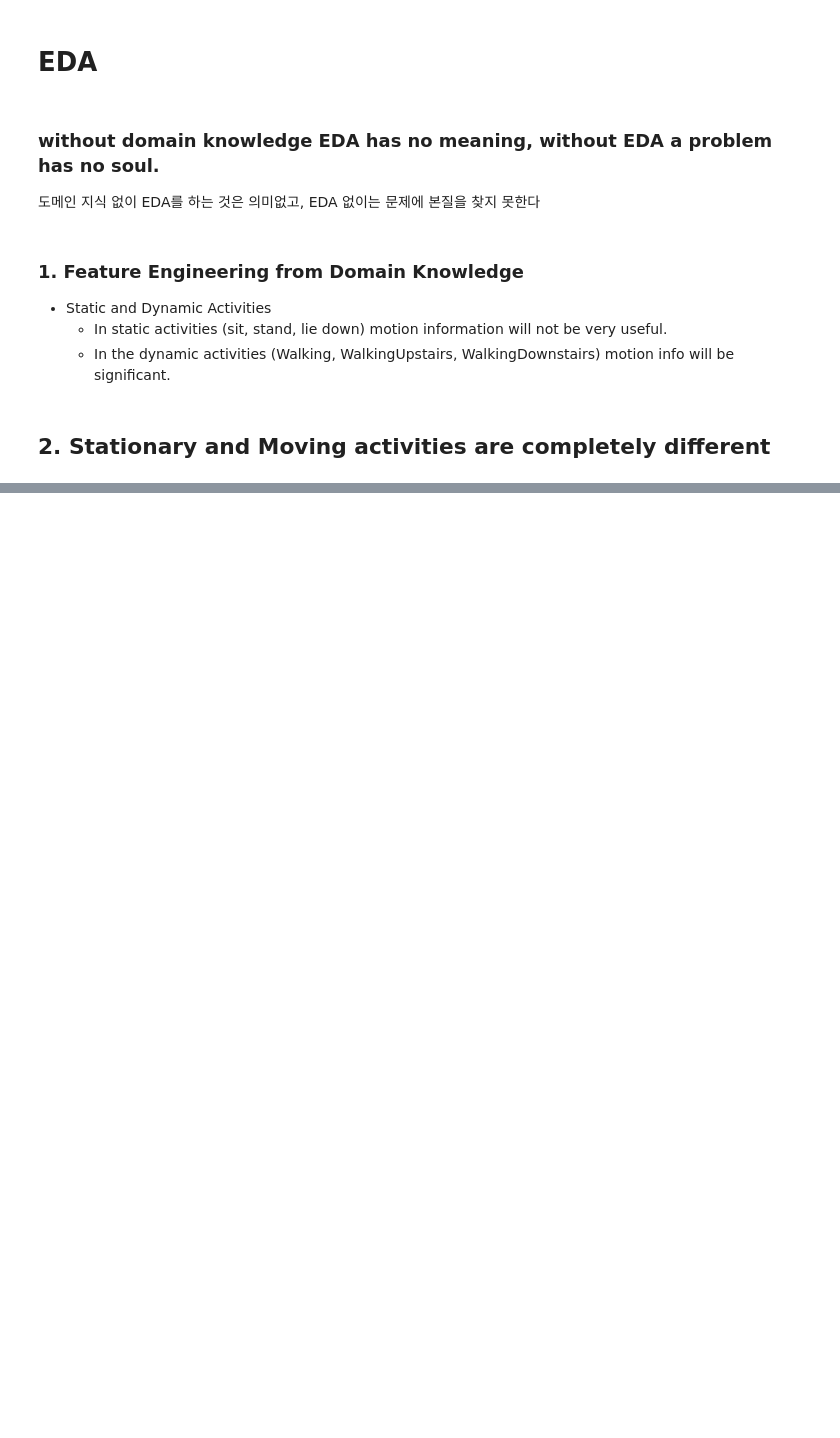
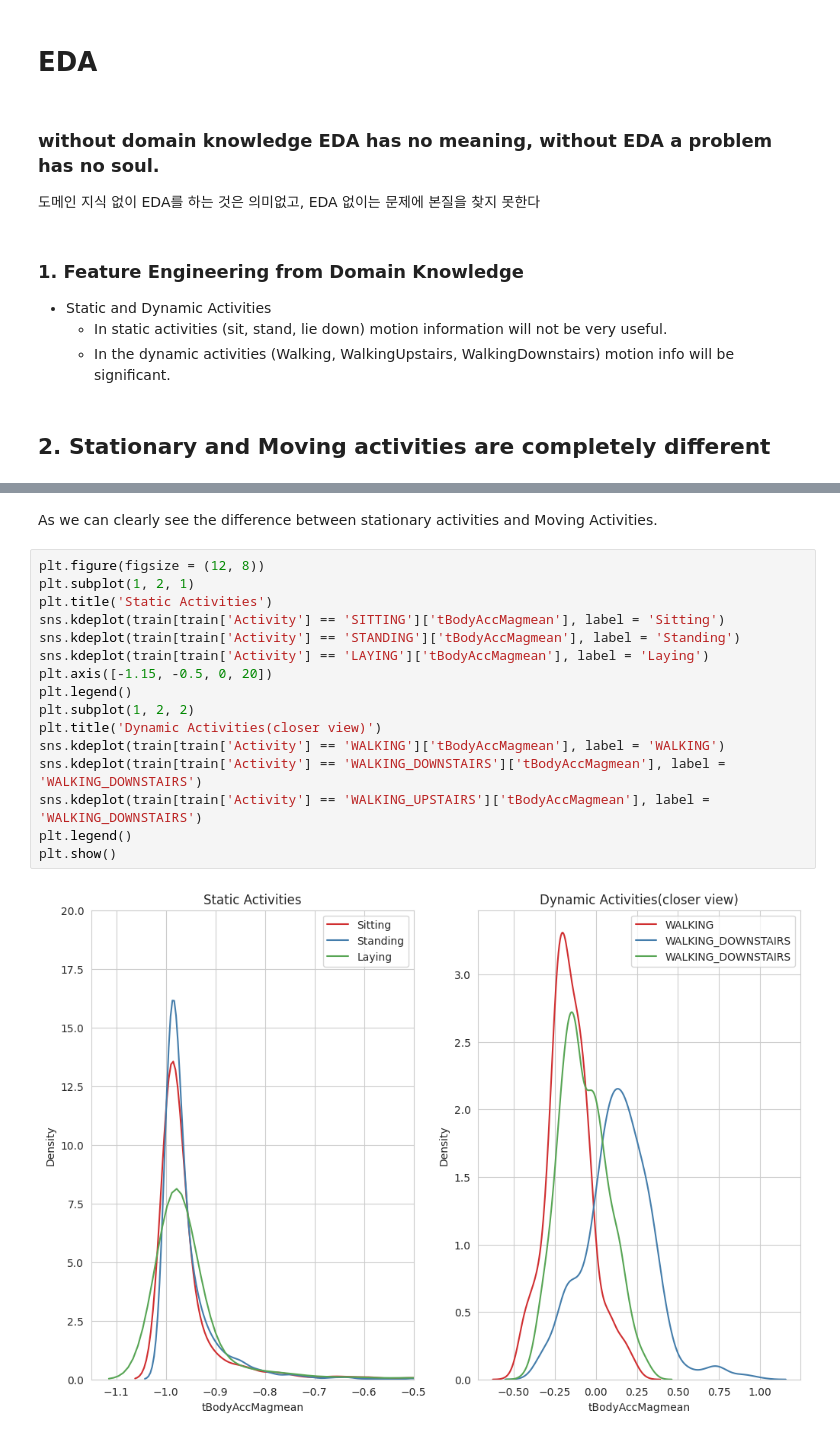
Before and after one commit to vividbaek/DataAnalysis, a Jupyter notebook: smartphone/Transcription_2 - Kaggle By MISHRA.ipynb, the cells around one changed output, grey strips where cells are left out. Drawn from its saved outputs; the diff is of its cells as text; blank space fills up the shorter version.

```diff
--- a/smartphone/Transcription_2 - Kaggle By MISHRA.ipynb
+++ b/smartphone/Transcription_2 - Kaggle By MISHRA.ipynb
@@ -141,0 +157,20 @@ facetgrid = sns.FacetGrid(train, hue = 'Activity', size = 6, aspect = 2)
+# %% [markdown]
+As we can clearly see the difference between stationary activities and Moving Activities.
+# %%
+plt.figure(figsize = (12, 8))
+plt.subplot(1, 2, 1)
+plt.title('Static Activities')
+sns.kdeplot(train[train['Activity'] == 'SITTING']['tBodyAccMagmean'], label = 'Sitting')
+sns.kdeplot(train[train['Activity'] == 'STANDING']['tBodyAccMagmean'], label = 'Standing')
+sns.kdeplot(train[train['Activity'] == 'LAYING']['tBodyAccMagmean'], label = 'Laying')
+plt.axis([-1.15, -0.5, 0, 20])
+plt.legend()
+plt.subplot(1, 2, 2)
+plt.title('Dynamic Activities(closer view)')
+sns.kdeplot(train[train['Activity'] == 'WALKING']['tBodyAccMagmean'], label = 'WALKING')
+sns.kdeplot(train[train['Activity'] == 'WALKING_DOWNSTAIRS']['tBodyAccMagmean'], label = 'WALKING_DOWNSTAIRS')
+sns.kdeplot(train[train['Activity'] == 'WALKING_UPSTAIRS']['tBodyAccMagmean'], label = 'WALKING_DOWNSTAIRS')
+plt.legend()
+plt.show()
+# %% [output]
+[figure, added]
```
Also changed, not shown: parts of 4 cells of this notebook.
